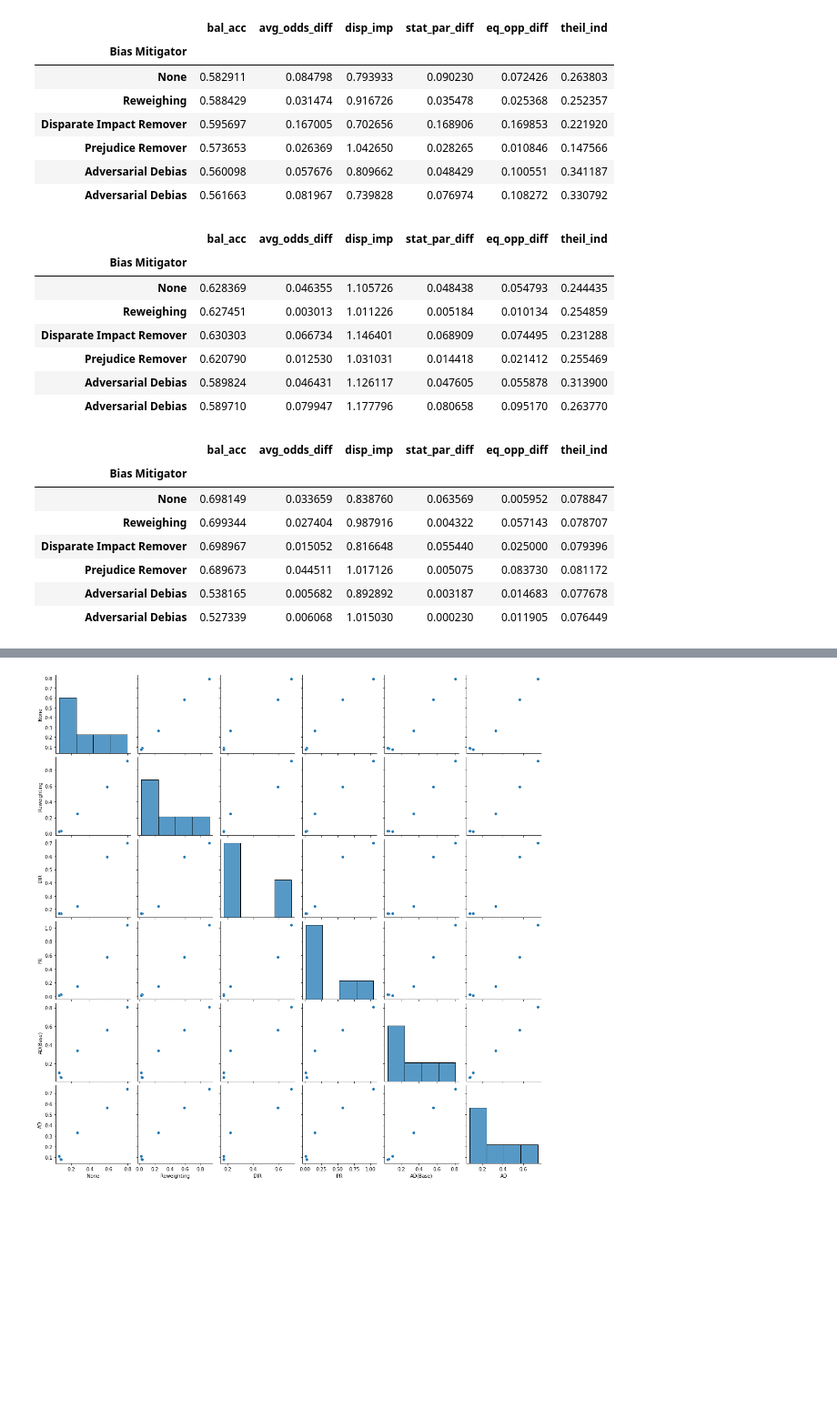
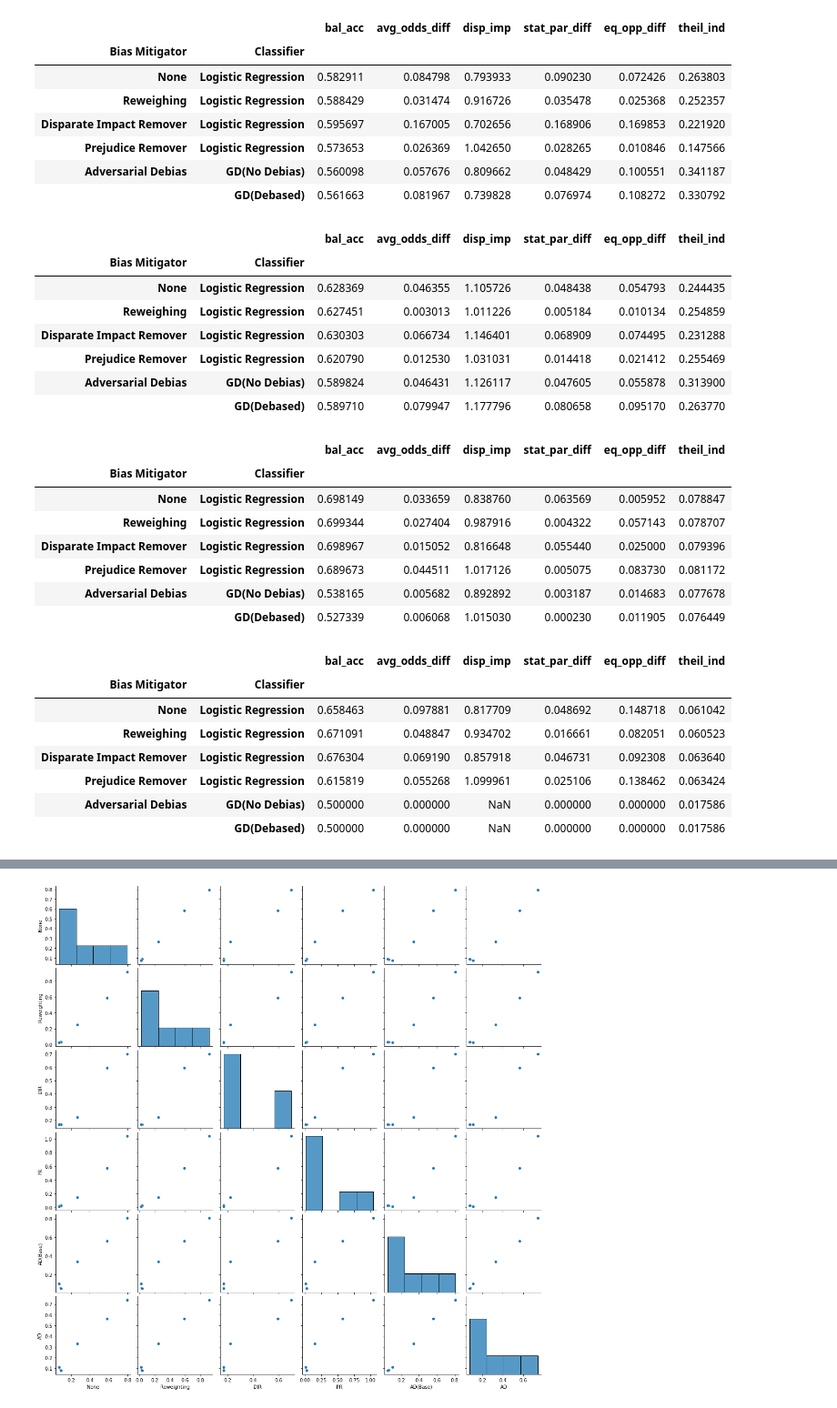
Before and after one commit to sujinjian/BiasMitigationProject, a Jupyter notebook: Main-AnalysisGraphs.ipynb, the cells around one changed output, grey strips where cells are left out. Shown: that part at 91% size. Cells and saved outputs as stored; diff of their text form; code cells hidden in the pictures; blank space fills up the shorter version.

```diff
--- a/Main-AnalysisGraphs.ipynb
+++ b/Main-AnalysisGraphs.ipynb
@@ -14,6 +14,10 @@ display(diabetes)
 print("PostAcute")
 post_acute = pd.read_pickle("PostAcute_Results_Pickle")
 display(post_acute)
+
+print("Sepsis")
+sepsis = pd.read_pickle("Sepsis_Results_Pickle")
+display(sepsis)
 # %% [output]
 Heart Failure
 |  |  | bal_acc | avg_odds_diff | disp_imp | stat_par_diff | eq_opp_diff | theil_ind |
@@ -45,37 +58,49 @@ PostAcute
 # %%
 heart_failure = heart_failure.abs()
 display(heart_failure)
 
 diabetes = diabetes.abs()
 display(diabetes)
 
 post_acute = post_acute.abs()
 display(post_acute)
+
+
+sepsis = sepsis.abs()
+display(sepsis)
 # %% [output]
-|  | bal_acc | avg_odds_diff | disp_imp | stat_par_diff | eq_opp_diff | theil_ind |
-| Bias Mitigator |  |  |  |  |  |  |
-| None | 0.582911 | 0.084798 | 0.793933 | 0.090230 | 0.072426 | 0.263803 |
-| Reweighing | 0.588429 | 0.031474 | 0.916726 | 0.035478 | 0.025368 | 0.252357 |
-| Disparate Impact Remover | 0.595697 | 0.167005 | 0.702656 | 0.168906 | 0.169853 | 0.221920 |
-| Prejudice Remover | 0.573653 | 0.026369 | 1.042650 | 0.028265 | 0.010846 | 0.147566 |
-| Adversarial Debias | 0.560098 | 0.057676 | 0.809662 | 0.048429 | 0.100551 | 0.341187 |
-| Adversarial Debias | 0.561663 | 0.081967 | 0.739828 | 0.076974 | 0.108272 | 0.330792 |
+|  |  | bal_acc | avg_odds_diff | disp_imp | stat_par_diff | eq_opp_diff | theil_ind |
+| Bias Mitigator | Classifier |  |  |  |  |  |  |
+| None | Logistic Regression | 0.582911 | 0.084798 | 0.793933 | 0.090230 | 0.072426 | 0.263803 |
+| Reweighing | Logistic Regression | 0.588429 | 0.031474 | 0.916726 | 0.035478 | 0.025368 | 0.252357 |
+| Disparate Impact Remover | Logistic Regression | 0.595697 | 0.167005 | 0.702656 | 0.168906 | 0.169853 | 0.221920 |
+| Prejudice Remover | Logistic Regression | 0.573653 | 0.026369 | 1.042650 | 0.028265 | 0.010846 | 0.147566 |
+| Adversarial Debias | GD(No Debias) | 0.560098 | 0.057676 | 0.809662 | 0.048429 | 0.100551 | 0.341187 |
+|  | GD(Debased) | 0.561663 | 0.081967 | 0.739828 | 0.076974 | 0.108272 | 0.330792 |
-|  | bal_acc | avg_odds_diff | disp_imp | stat_par_diff | eq_opp_diff | theil_ind |
-| Bias Mitigator |  |  |  |  |  |  |
-| None | 0.628369 | 0.046355 | 1.105726 | 0.048438 | 0.054793 | 0.244435 |
-| Reweighing | 0.627451 | 0.003013 | 1.011226 | 0.005184 | 0.010134 | 0.254859 |
-| Disparate Impact Remover | 0.630303 | 0.066734 | 1.146401 | 0.068909 | 0.074495 | 0.231288 |
-| Prejudice Remover | 0.620790 | 0.012530 | 1.031031 | 0.014418 | 0.021412 | 0.255469 |
-| Adversarial Debias | 0.589824 | 0.046431 | 1.126117 | 0.047605 | 0.055878 | 0.313900 |
-| Adversarial Debias | 0.589710 | 0.079947 | 1.177796 | 0.080658 | 0.095170 | 0.263770 |
+|  |  | bal_acc | avg_odds_diff | disp_imp | stat_par_diff | eq_opp_diff | theil_ind |
+| Bias Mitigator | Classifier |  |  |  |  |  |  |
+| None | Logistic Regression | 0.628369 | 0.046355 | 1.105726 | 0.048438 | 0.054793 | 0.244435 |
+| Reweighing | Logistic Regression | 0.627451 | 0.003013 | 1.011226 | 0.005184 | 0.010134 | 0.254859 |
+| Disparate Impact Remover | Logistic Regression | 0.630303 | 0.066734 | 1.146401 | 0.068909 | 0.074495 | 0.231288 |
+| Prejudice Remover | Logistic Regression | 0.620790 | 0.012530 | 1.031031 | 0.014418 | 0.021412 | 0.255469 |
+| Adversarial Debias | GD(No Debias) | 0.589824 | 0.046431 | 1.126117 | 0.047605 | 0.055878 | 0.313900 |
+|  | GD(Debased) | 0.589710 | 0.079947 | 1.177796 | 0.080658 | 0.095170 | 0.263770 |
-|  | bal_acc | avg_odds_diff | disp_imp | stat_par_diff | eq_opp_diff | theil_ind |
-| Bias Mitigator |  |  |  |  |  |  |
-| None | 0.698149 | 0.033659 | 0.838760 | 0.063569 | 0.005952 | 0.078847 |
-| Reweighing | 0.699344 | 0.027404 | 0.987916 | 0.004322 | 0.057143 | 0.078707 |
-| Disparate Impact Remover | 0.698967 | 0.015052 | 0.816648 | 0.055440 | 0.025000 | 0.079396 |
-| Prejudice Remover | 0.689673 | 0.044511 | 1.017126 | 0.005075 | 0.083730 | 0.081172 |
-| Adversarial Debias | 0.538165 | 0.005682 | 0.892892 | 0.003187 | 0.014683 | 0.077678 |
-| Adversarial Debias | 0.527339 | 0.006068 | 1.015030 | 0.000230 | 0.011905 | 0.076449 |
+|  |  | bal_acc | avg_odds_diff | disp_imp | stat_par_diff | eq_opp_diff | theil_ind |
+| Bias Mitigator | Classifier |  |  |  |  |  |  |
+| None | Logistic Regression | 0.698149 | 0.033659 | 0.838760 | 0.063569 | 0.005952 | 0.078847 |
+| Reweighing | Logistic Regression | 0.699344 | 0.027404 | 0.987916 | 0.004322 | 0.057143 | 0.078707 |
+| Disparate Impact Remover | Logistic Regression | 0.698967 | 0.015052 | 0.816648 | 0.055440 | 0.025000 | 0.079396 |
+| Prejudice Remover | Logistic Regression | 0.689673 | 0.044511 | 1.017126 | 0.005075 | 0.083730 | 0.081172 |
+| Adversarial Debias | GD(No Debias) | 0.538165 | 0.005682 | 0.892892 | 0.003187 | 0.014683 | 0.077678 |
+|  | GD(Debased) | 0.527339 | 0.006068 | 1.015030 | 0.000230 | 0.011905 | 0.076449 |
+|  |  | bal_acc | avg_odds_diff | disp_imp | stat_par_diff | eq_opp_diff | theil_ind |
+| Bias Mitigator | Classifier |  |  |  |  |  |  |
+| None | Logistic Regression | 0.658463 | 0.097881 | 0.817709 | 0.048692 | 0.148718 | 0.061042 |
+| Reweighing | Logistic Regression | 0.671091 | 0.048847 | 0.934702 | 0.016661 | 0.082051 | 0.060523 |
+| Disparate Impact Remover | Logistic Regression | 0.676304 | 0.069190 | 0.857918 | 0.046731 | 0.092308 | 0.063640 |
+| Prejudice Remover | Logistic Regression | 0.615819 | 0.055268 | 1.099961 | 0.025106 | 0.138462 | 0.063424 |
+| Adversarial Debias | GD(No Debias) | 0.500000 | 0.000000 | NaN | 0.000000 | 0.000000 | 0.017586 |
+|  | GD(Debased) | 0.500000 | 0.000000 | NaN | 0.000000 | 0.000000 | 0.017586 |
 # %%
 def format_df(df):
     df = df.transpose()
```
Also changed, not shown: parts of 6 cells of this notebook, 7 other files.
